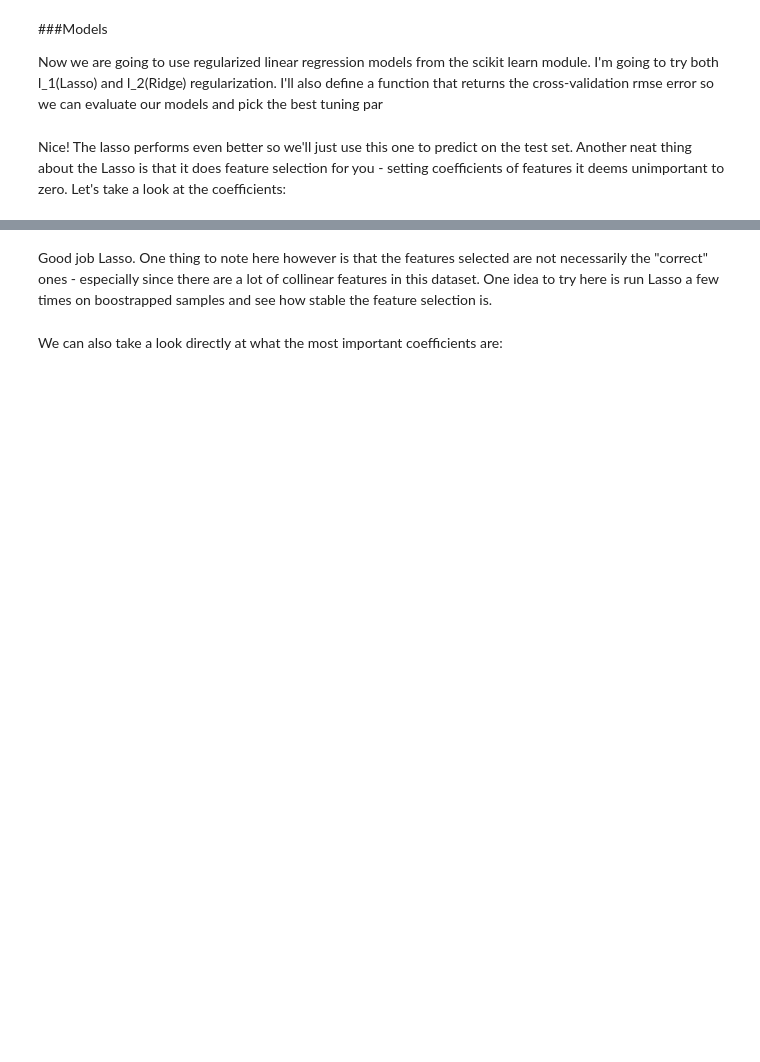
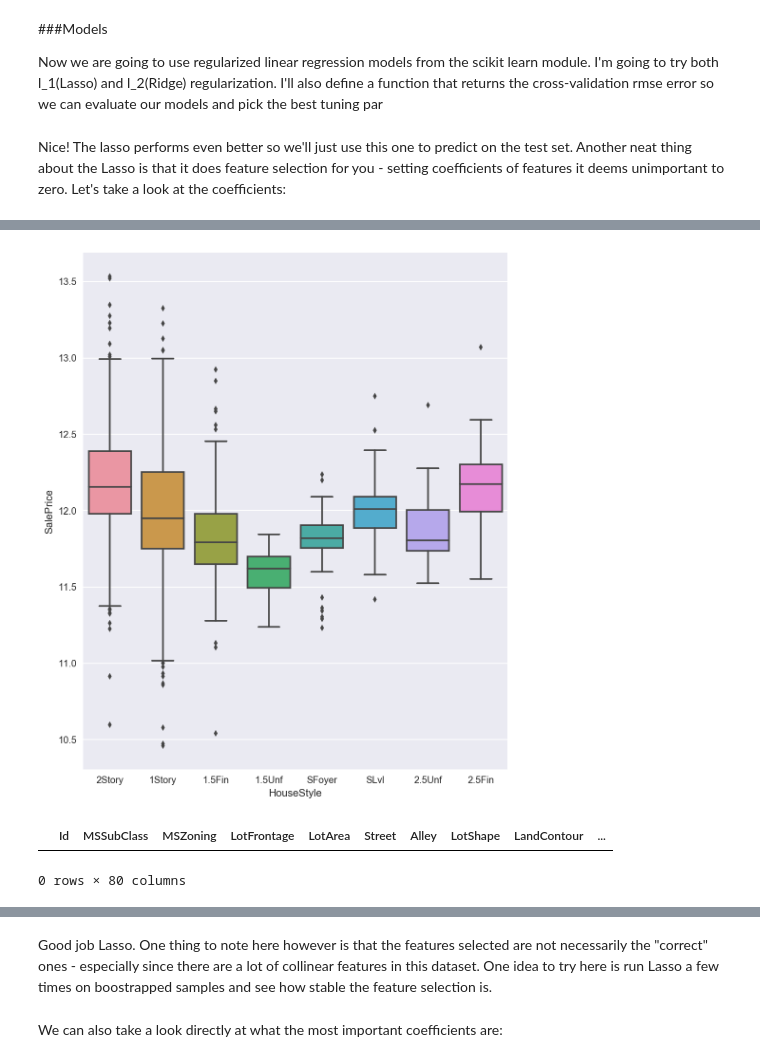
Before and after one commit to mneedham/house-prices, a Jupyter notebook: lasso.ipynb, the cells around one changed output, grey strips where cells are left out. Drawn from its saved outputs; the diff is of its cells as text; code cells hidden in the pictures; blank space fills up the shorter version.

```diff
--- a/lasso.ipynb
+++ b/lasso.ipynb
@@ -305,0 +351,10 @@ Lasso picked 112 variables and eliminated the other 171 variables
+# %%
+sns.boxplot("HouseStyle","SalePrice",data=train);
+# %% [output]
+[figure, added]
+# %%
+train[train["RoofMatl"] == "ClyTile"]
+test[test["RoofMatl"] == "ClyTile"]
+# %% [output]
+|  | Id | MSSubClass | MSZoning | LotFrontage | LotArea | Street | Alley | LotShape | LandContour | ... |
+0 rows × 80 columns
```
Also changed, not shown: parts of 14 cells of this notebook, 1 other file.
